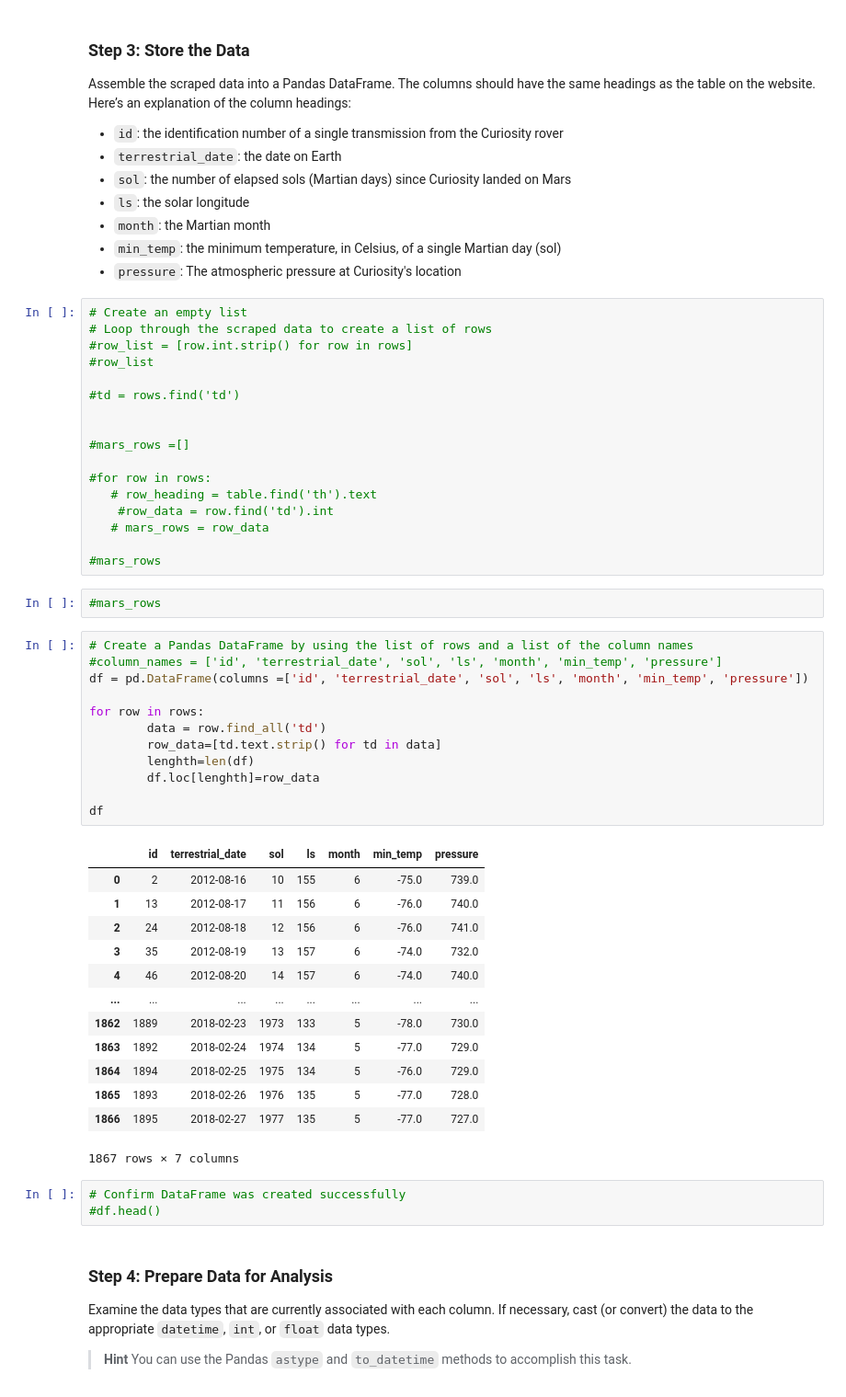
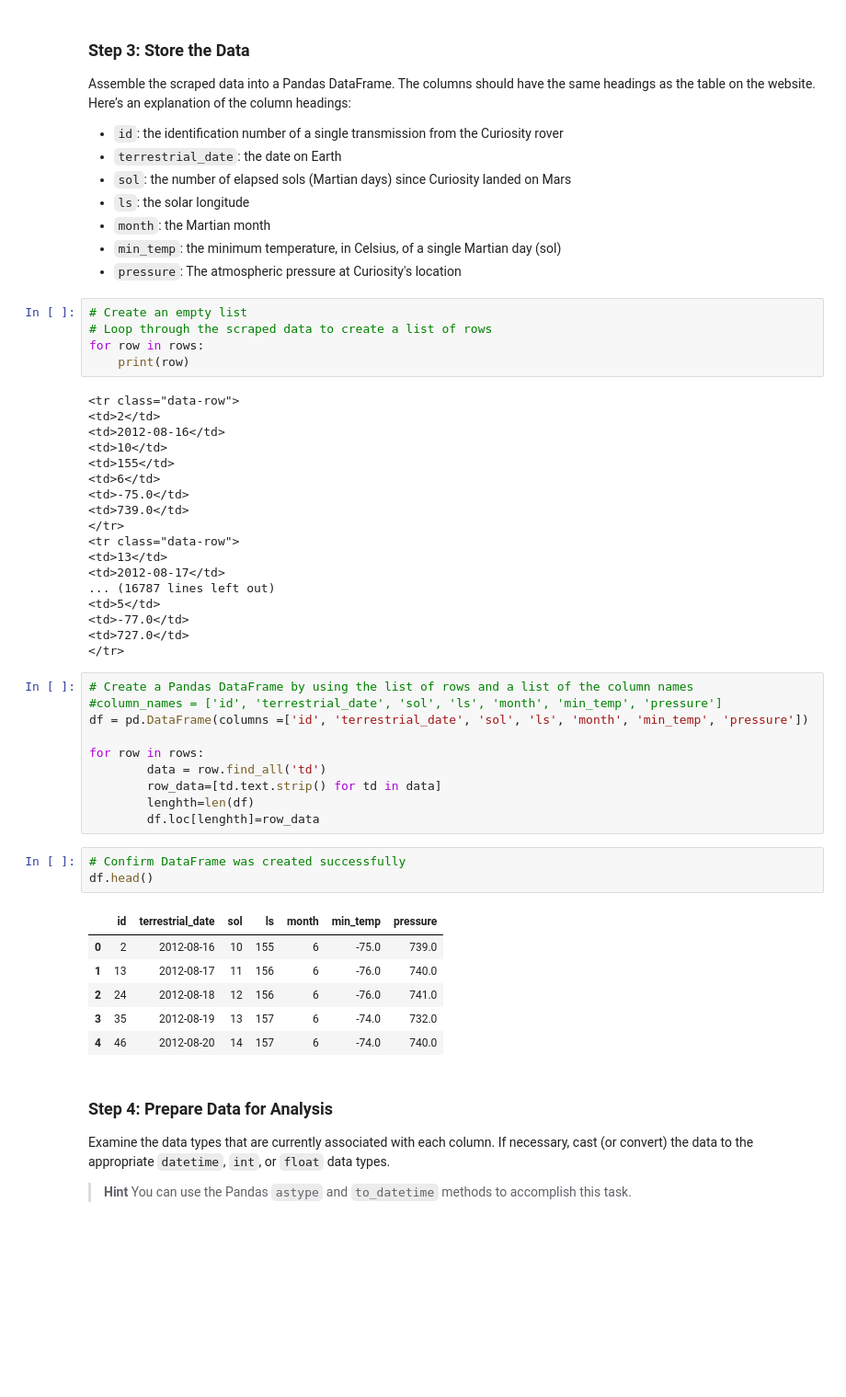
Before and after one commit to Pazz0/Mission-to-Mars, a Jupyter notebook: part_2_mars_weather.ipynb, the cells around one changed output. Shown at 92% size. Saved outputs shown, nothing was run; the diff lists cells and outputs as text; blank space fills up the shorter version.

```diff
--- a/part_2_mars_weather.ipynb
+++ b/part_2_mars_weather.ipynb
@@ -116,22 +52,26 @@ Assemble the scraped data into a Pandas DataFrame. The columns should have the s
 # %%
 # Create an empty list
 # Loop through the scraped data to create a list of rows
-#row_list = [row.int.strip() for row in rows]
-#row_list
-
-#td = rows.find('td')
-
-
-#mars_rows =[]
-
-#for row in rows:
-   # row_heading = table.find('th').text
-    #row_data = row.find('td').int
-   # mars_rows = row_data
-
-#mars_rows
+for row in rows:
+    print(row)
+# %% [output]
+<tr class="data-row">
+<td>2</td>
+<td>2012-08-16</td>
+<td>10</td>
+<td>155</td>
+<td>6</td>
+<td>-75.0</td>
+<td>739.0</td>
+</tr>
+<tr class="data-row">
+<td>13</td>
+<td>2012-08-17</td>
+... (16787 lines left out)
+<td>5</td>
+<td>-77.0</td>
+<td>727.0</td>
+</tr>
-# %%
-#mars_rows
 # %%
 # Create a Pandas DataFrame by using the list of rows and a list of the column names
 #column_names = ['id', 'terrestrial_date', 'sol', 'ls', 'month', 'min_temp', 'pressure']
@@ -142,25 +82,16 @@ for row in rows:
         row_data=[td.text.strip() for td in data]
         lenghth=len(df)
         df.loc[lenghth]=row_data
-
-df
-# %% [output]
-|  | id | terrestrial_date | sol | ls | month | min_temp | pressure |
-| 0 | 2 | 2012-08-16 | 10 | 155 | 6 | -75.0 | 739.0 |
-| 1 | 13 | 2012-08-17 | 11 | 156 | 6 | -76.0 | 740.0 |
-| 2 | 24 | 2012-08-18 | 12 | 156 | 6 | -76.0 | 741.0 |
-| 3 | 35 | 2012-08-19 | 13 | 157 | 6 | -74.0 | 732.0 |
-| 4 | 46 | 2012-08-20 | 14 | 157 | 6 | -74.0 | 740.0 |
-| ... | ... | ... | ... | ... | ... | ... | ... |
-| 1862 | 1889 | 2018-02-23 | 1973 | 133 | 5 | -78.0 | 730.0 |
-| 1863 | 1892 | 2018-02-24 | 1974 | 134 | 5 | -77.0 | 729.0 |
-| 1864 | 1894 | 2018-02-25 | 1975 | 134 | 5 | -76.0 | 729.0 |
-| 1865 | 1893 | 2018-02-26 | 1976 | 135 | 5 | -77.0 | 728.0 |
-| 1866 | 1895 | 2018-02-27 | 1977 | 135 | 5 | -77.0 | 727.0 |
-1867 rows × 7 columns
 # %%
 # Confirm DataFrame was created successfully
-#df.head()
+df.head()
+# %% [output]
+|  | id | terrestrial_date | sol | ls | month | min_temp | pressure |
+| 0 | 2 | 2012-08-16 | 10 | 155 | 6 | -75.0 | 739.0 |
+| 1 | 13 | 2012-08-17 | 11 | 156 | 6 | -76.0 | 740.0 |
+| 2 | 24 | 2012-08-18 | 12 | 156 | 6 | -76.0 | 741.0 |
+| 3 | 35 | 2012-08-19 | 13 | 157 | 6 | -74.0 | 732.0 |
+| 4 | 46 | 2012-08-20 | 14 | 157 | 6 | -74.0 | 740.0 |
 # %% [markdown]
 ### Step 4: Prepare Data for Analysis
 
```
Also changed, not shown: parts of 15 cells of this notebook.
